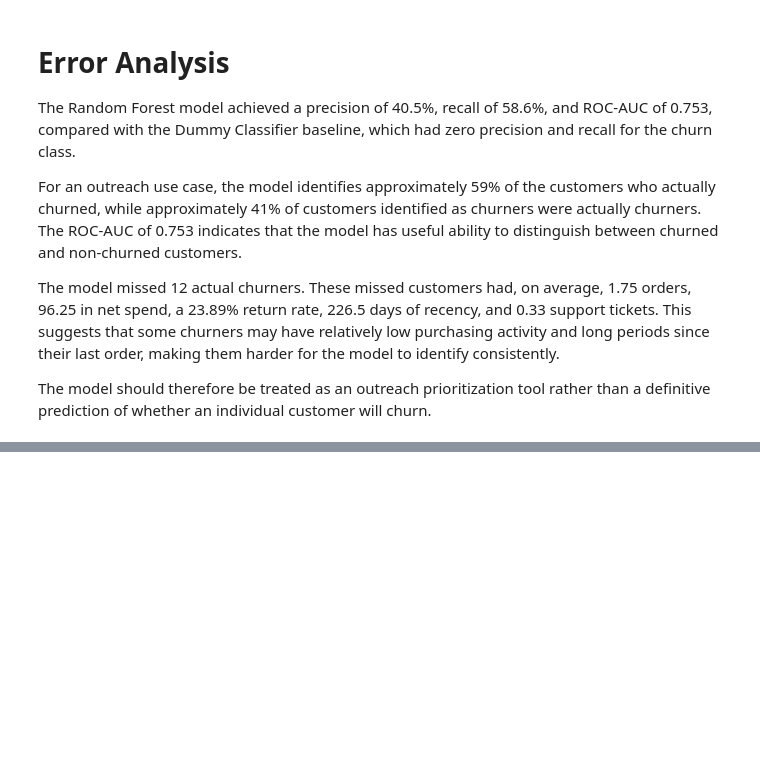
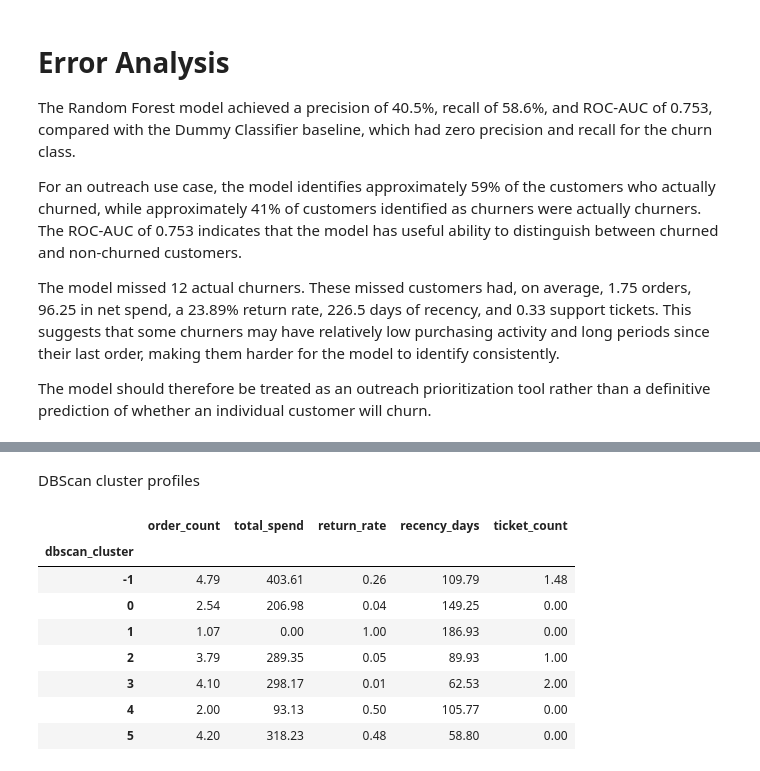
Before and after one commit to rachanasree-ai/Pulse-Cart, a Jupyter notebook: analysis.ipynb, the cells around one changed output, grey strips where cells are left out. Drawn from its saved outputs; the diff is of its cells as text; code cells hidden in the pictures; blank space fills up the shorter version.

```diff
--- a/analysis.ipynb
+++ b/analysis.ipynb
@@ -1951,0 +2091,10 @@ The model should therefore be treated as an outreach prioritization tool rather
+# %%
+final_kmeans = KMeans(
+    n_clusters=int(best_k),
+    random_state=42,
+    n_init=10
+)
+
+kmeans_labels = final_kmeans.fit_predict(X_cluster)
+
+print("Number of clusters:", best_k)
@@ -1951,0 +2105,4 @@ The model should therefore be treated as an outreach prioritization tool rather
+# %%
+cluster_data["kmeans_cluster"] = kmeans_labels
+
+cluster_data["kmeans_cluster"].value_counts().sort_index()
@@ -1951,0 +2156,13 @@ The model should therefore be treated as an outreach prioritization tool rather
+# %%
+from sklearn.cluster import DBSCAN
+
+dbscan_model = DBSCAN(
+    eps=0.8,
+    min_samples=5
+)
+
+dbscan_labels = dbscan_model.fit_predict(X_cluster)
+
+cluster_data["dbscan_cluster"] = dbscan_labels
+
+cluster_data["dbscan_cluster"].value_counts().sort_index()
@@ -1951,0 +2198,29 @@ The model should therefore be treated as an outreach prioritization tool rather
+# %% [markdown]
+DBScan cluster profiles
+# %%
+dbscan_profile = (
+    cluster_data
+    .groupby("dbscan_cluster")[
+        [
+            "order_count",
+            "total_spend",
+            "return_rate",
+            "recency_days",
+            "ticket_count"
+        ]
+    ]
+    .mean()
+    .round(2)
+)
+
+dbscan_profile
+# %% [output]
+|  | order_count | total_spend | return_rate | recency_days | ticket_count |
+| dbscan_cluster |  |  |  |  |  |
+| -1 | 4.79 | 403.61 | 0.26 | 109.79 | 1.48 |
+| 0 | 2.54 | 206.98 | 0.04 | 149.25 | 0.00 |
+| 1 | 1.07 | 0.00 | 1.00 | 186.93 | 0.00 |
+| 2 | 3.79 | 289.35 | 0.05 | 89.93 | 1.00 |
+| 3 | 4.10 | 298.17 | 0.01 | 62.53 | 2.00 |
+| 4 | 2.00 | 93.13 | 0.50 | 105.77 | 0.00 |
+| 5 | 4.20 | 318.23 | 0.48 | 58.80 | 0.00 |
```
Also changed, not shown: parts of 45 cells of this notebook.
